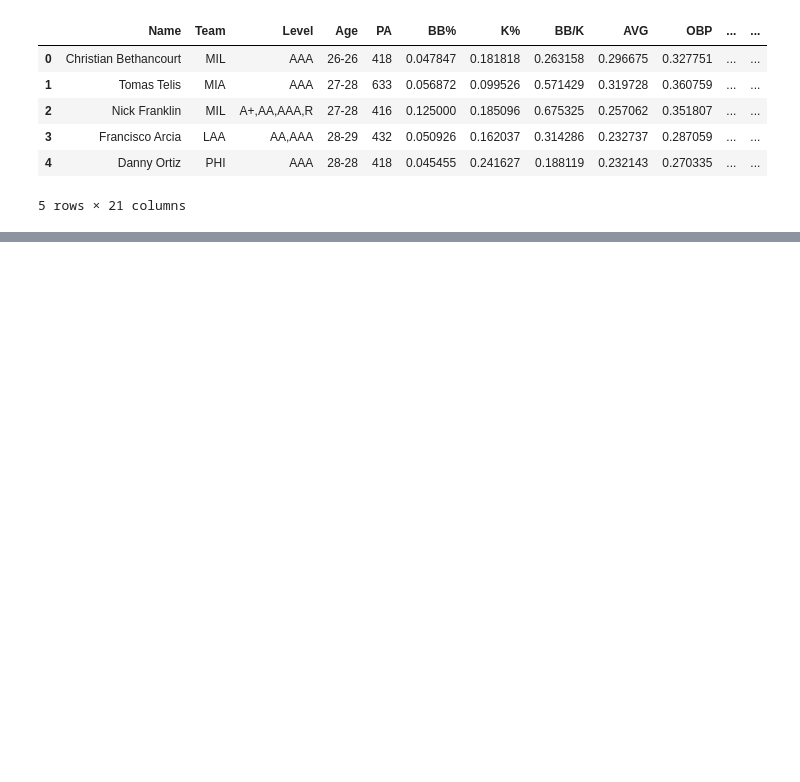
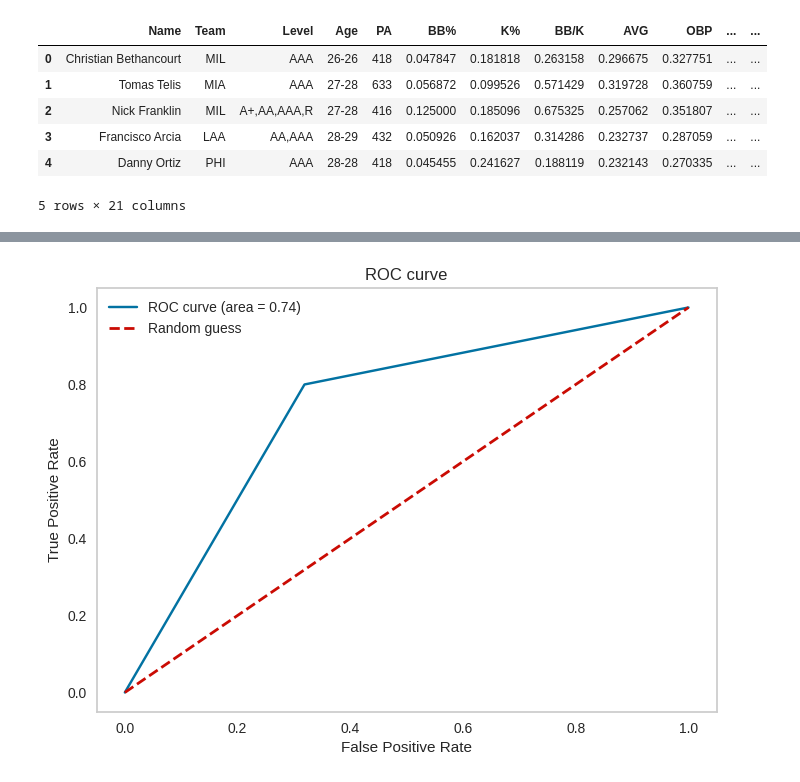
Before and after one commit to jrsansom110515/team2_w25_milestone2_datafiles, a Jupyter notebook: team2_w25_milestone2_project.ipynb, the cells around one changed output, grey strips where cells are left out. Saved outputs shown, nothing was run; the diff lists cells and outputs as text; code cells hidden in the pictures; blank space fills up the shorter version.

```diff
--- a/team2_w25_milestone2_project.ipynb
+++ b/team2_w25_milestone2_project.ipynb
@@ -215,0 +493,17 @@ Please also refer to the documentation for alternative solver options:
+# %%
+#ROC-AUC curve
+def plot_ROC(y_test, y_pred):
+  fpr, tpr, thresholds = roc_curve(y_test,y_pred)
+
+  plt.plot(fpr, tpr, label='ROC curve (area = %.2f)' %auc)
+  plt.plot([0, 1], [0, 1], linestyle='--', lw=2, color='r', label='Random guess')
+  plt.title('ROC curve')
+  plt.ylabel('True Positive Rate')
+  plt.xlabel('False Positive Rate')
+  plt.grid()
+  plt.legend()
+  plt.show()
+# %%
+plot_ROC(y_test, y_pred_lr)
+# %% [output]
+[figure, added]
```
Also changed, not shown: parts of 44 cells of this notebook.
